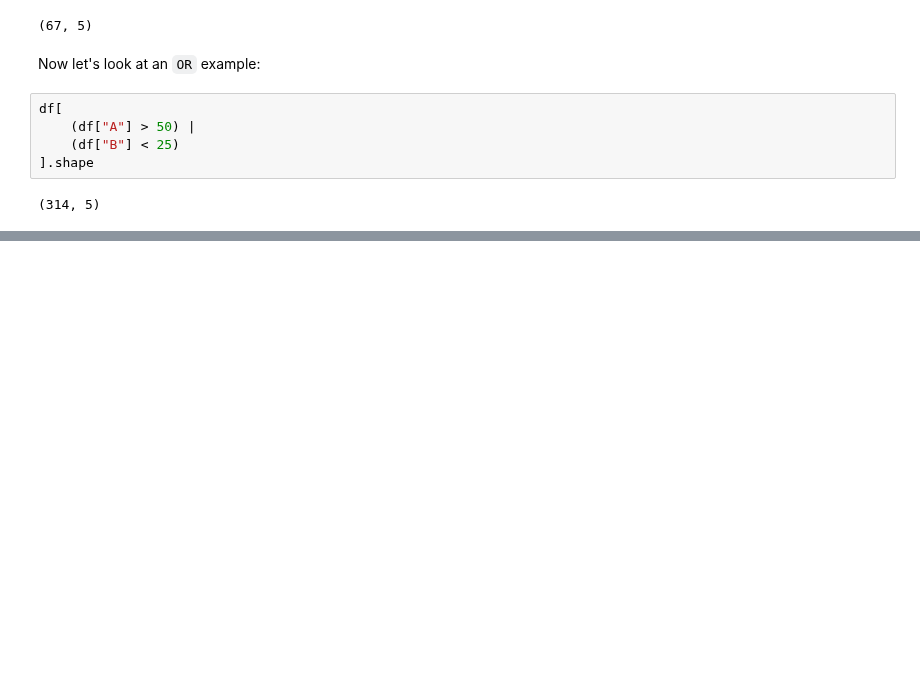
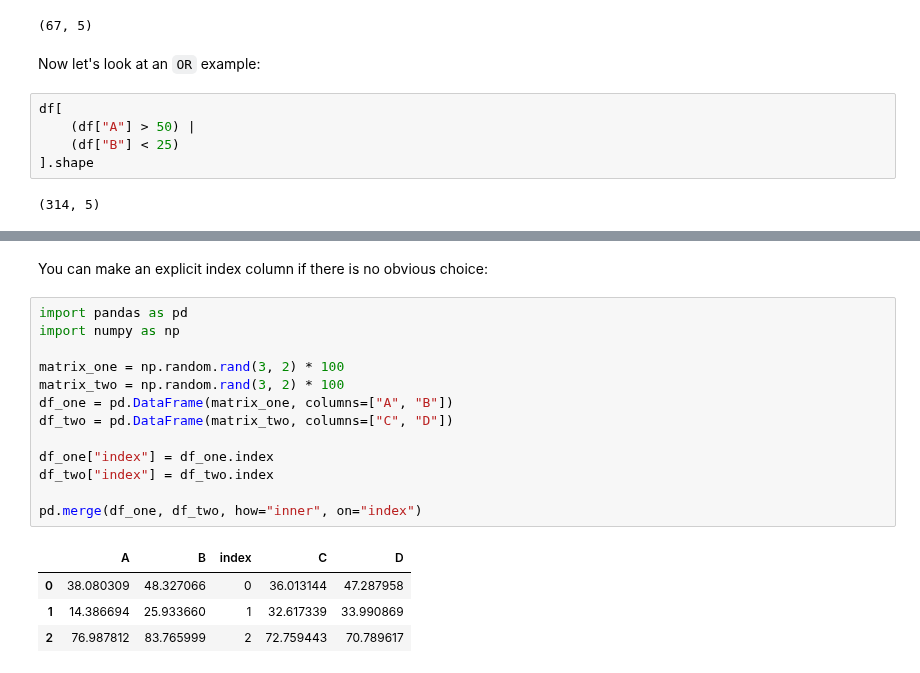
Before and after one commit to EricSchles/datascience_book, a Jupyter notebook: intro_to_python/pandas_basics/Pandas Basics.ipynb, the cells around one changed output, grey strips where cells are left out. Drawn from its saved outputs; the diff is of its cells as text; blank space fills up the shorter version.

```diff
--- a/intro_to_python/pandas_basics/Pandas Basics.ipynb
+++ b/intro_to_python/pandas_basics/Pandas Basics.ipynb
@@ -558,0 +723,20 @@ While we will introduce the topic here, we will not provide an _exhaustive_ enum
+# %% [markdown]
+You can make an explicit index column if there is no obvious choice:
+# %%
+import pandas as pd
+import numpy as np
+
+matrix_one = np.random.rand(3, 2) * 100
+matrix_two = np.random.rand(3, 2) * 100
+df_one = pd.DataFrame(matrix_one, columns=["A", "B"])
+df_two = pd.DataFrame(matrix_two, columns=["C", "D"])
+
+df_one["index"] = df_one.index
+df_two["index"] = df_two.index
+
+pd.merge(df_one, df_two, how="inner", on="index")
+# %% [output]
+|  | A | B | index | C | D |
+| 0 | 38.080309 | 48.327066 | 0 | 36.013144 | 47.287958 |
+| 1 | 14.386694 | 25.933660 | 1 | 32.617339 | 33.990869 |
+| 2 | 76.987812 | 83.765999 | 2 | 72.759443 | 70.789617 |
```
Also changed, not shown: parts of 32 cells of this notebook.
